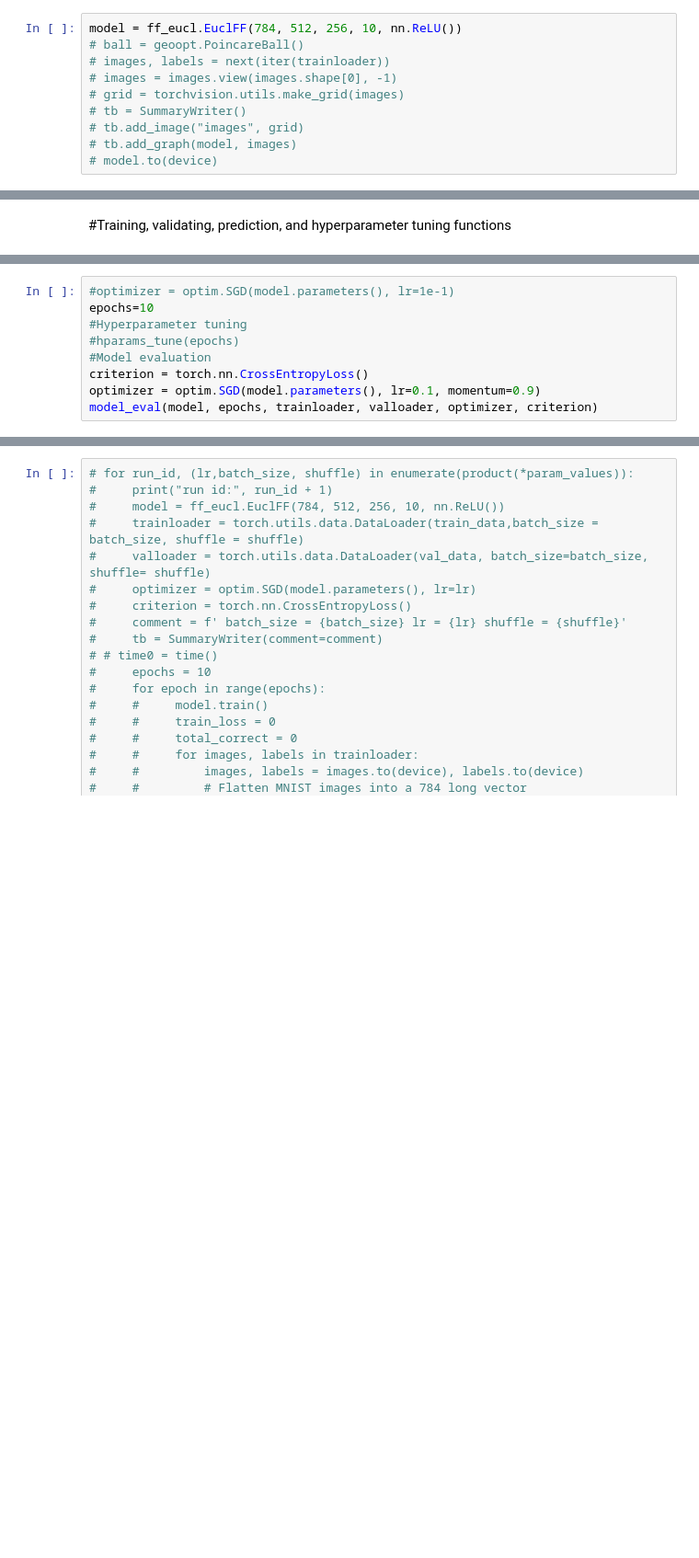
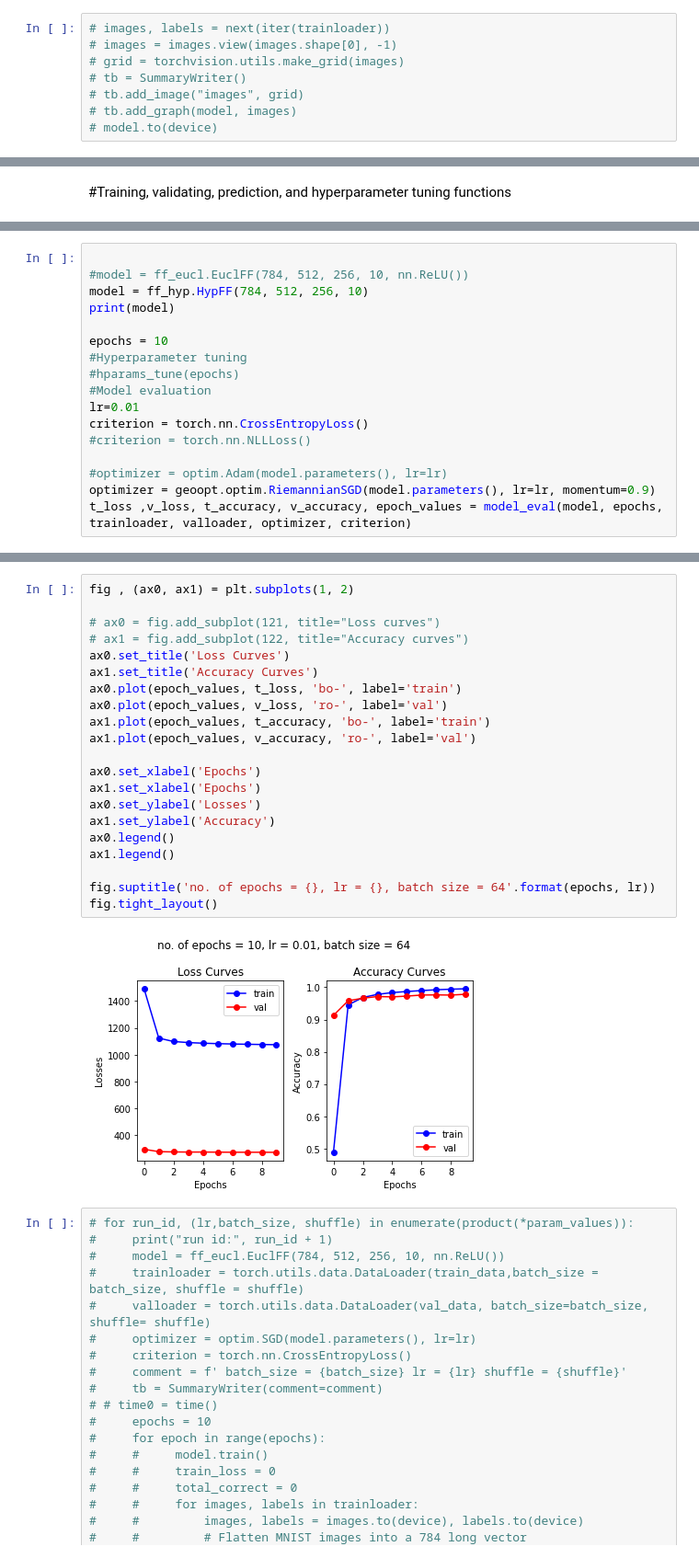
Before and after one commit to julian-8897/Non-Euclidean-NN, a Jupyter notebook: MNIST_ff_test.ipynb, the cells around one changed output, grey strips where cells are left out. Shown at 92% size. Cells and saved outputs as stored; diff of their text form; blank space fills up the shorter version.

```diff
--- a/MNIST_ff_test.ipynb
+++ b/MNIST_ff_test.ipynb
@@ -48,8 +55,6 @@ testloader = torch.utils.data.DataLoader(test_set, batch_size=64, shuffle= True,
 # %% [markdown]
 Initializing the model
 # %%
-model = ff_eucl.EuclFF(784, 512, 256, 10, nn.ReLU())
-# ball = geoopt.PoincareBall()
 # images, labels = next(iter(trainloader))
 # images = images.view(images.shape[0], -1)
 # grid = torchvision.utils.make_grid(images)
@@ -209,10 +226,18 @@ def model_eval(model, epochs, trainloader, valloader, optimizer, criterion):
 # %%
-#optimizer = optim.SGD(model.parameters(), lr=1e-1)
-epochs=10
+
+#model = ff_eucl.EuclFF(784, 512, 256, 10, nn.ReLU())
+model = ff_hyp.HypFF(784, 512, 256, 10)
+print(model)
+
+epochs = 10
 #Hyperparameter tuning
 #hparams_tune(epochs)
 #Model evaluation
+lr=0.01
 criterion = torch.nn.CrossEntropyLoss()
-optimizer = optim.SGD(model.parameters(), lr=0.1, momentum=0.9)
-model_eval(model, epochs, trainloader, valloader, optimizer, criterion)
+#criterion = torch.nn.NLLLoss()
+
+#optimizer = optim.Adam(model.parameters(), lr=lr)
+optimizer = geoopt.optim.RiemannianSGD(model.parameters(), lr=lr, momentum=0.9)
+t_loss ,v_loss, t_accuracy, v_accuracy, epoch_values = model_eval(model, epochs, trainloader, valloader, optimizer, criterion)
 # %% [output]
@@ -220,4 +250,27 @@ epoch: 0 training loss: 213.84319756925106 validation loss: 29.551411010324955 t
 KeyboardInterrupt:
+# %%
+fig , (ax0, ax1) = plt.subplots(1, 2)
+
+# ax0 = fig.add_subplot(121, title="Loss curves")
+# ax1 = fig.add_subplot(122, title="Accuracy curves")
+ax0.set_title('Loss Curves')
+ax1.set_title('Accuracy Curves')
+ax0.plot(epoch_values, t_loss, 'bo-', label='train')
+ax0.plot(epoch_values, v_loss, 'ro-', label='val')
+ax1.plot(epoch_values, t_accuracy, 'bo-', label='train')
+ax1.plot(epoch_values, v_accuracy, 'ro-', label='val')
+
+ax0.set_xlabel('Epochs')
+ax1.set_xlabel('Epochs')
+ax0.set_ylabel('Losses')
+ax1.set_ylabel('Accuracy')
+ax0.legend()
+ax1.legend()
+
+fig.suptitle('no. of epochs = {}, lr = {}, batch size = 64'.format(epochs, lr))
+fig.tight_layout()
+# %% [output]
+[figure, added]
 # %%
 # for run_id, (lr,batch_size, shuffle) in enumerate(product(*param_values)):
 #     print("run id:", run_id + 1)
```
Also changed, not shown: parts of 7 cells of this notebook, 8 other files.
